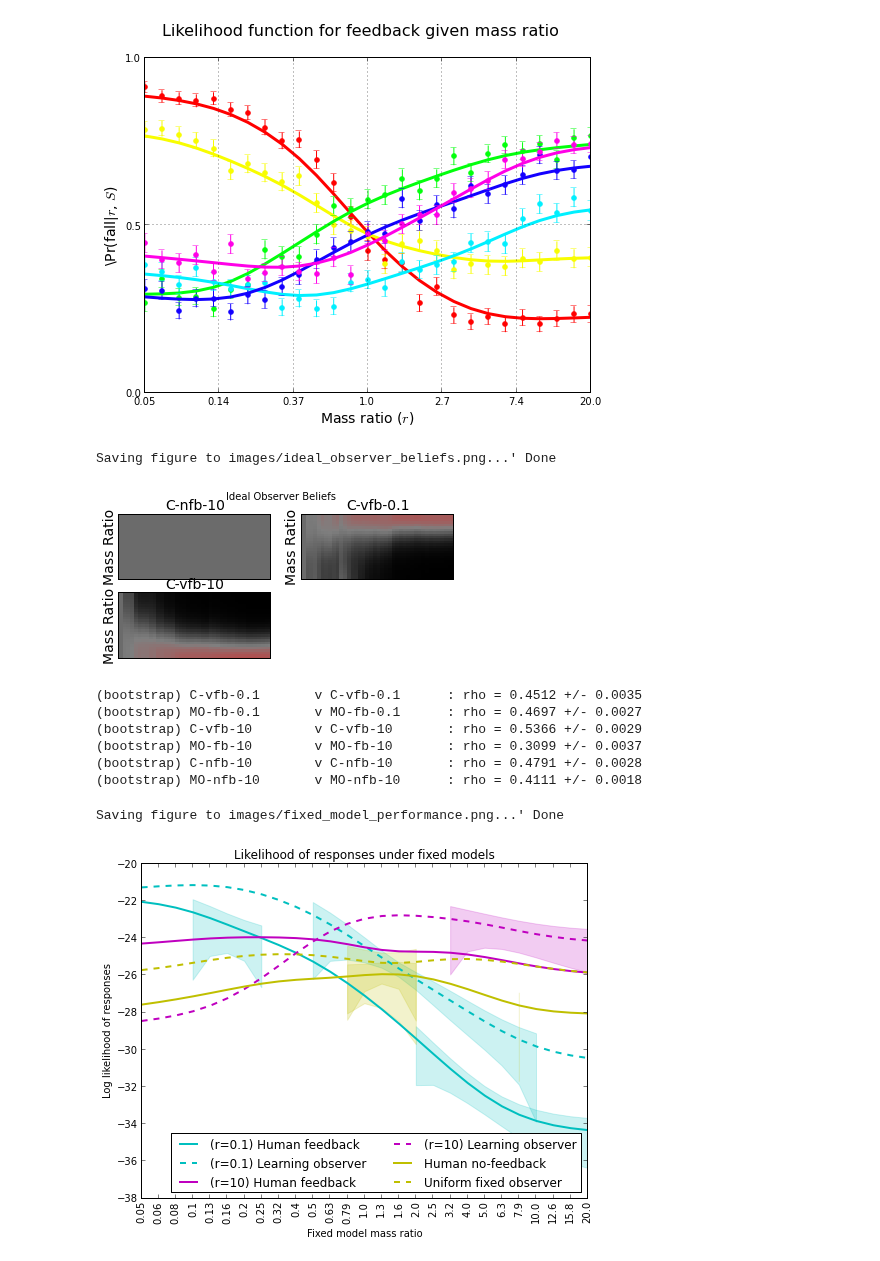
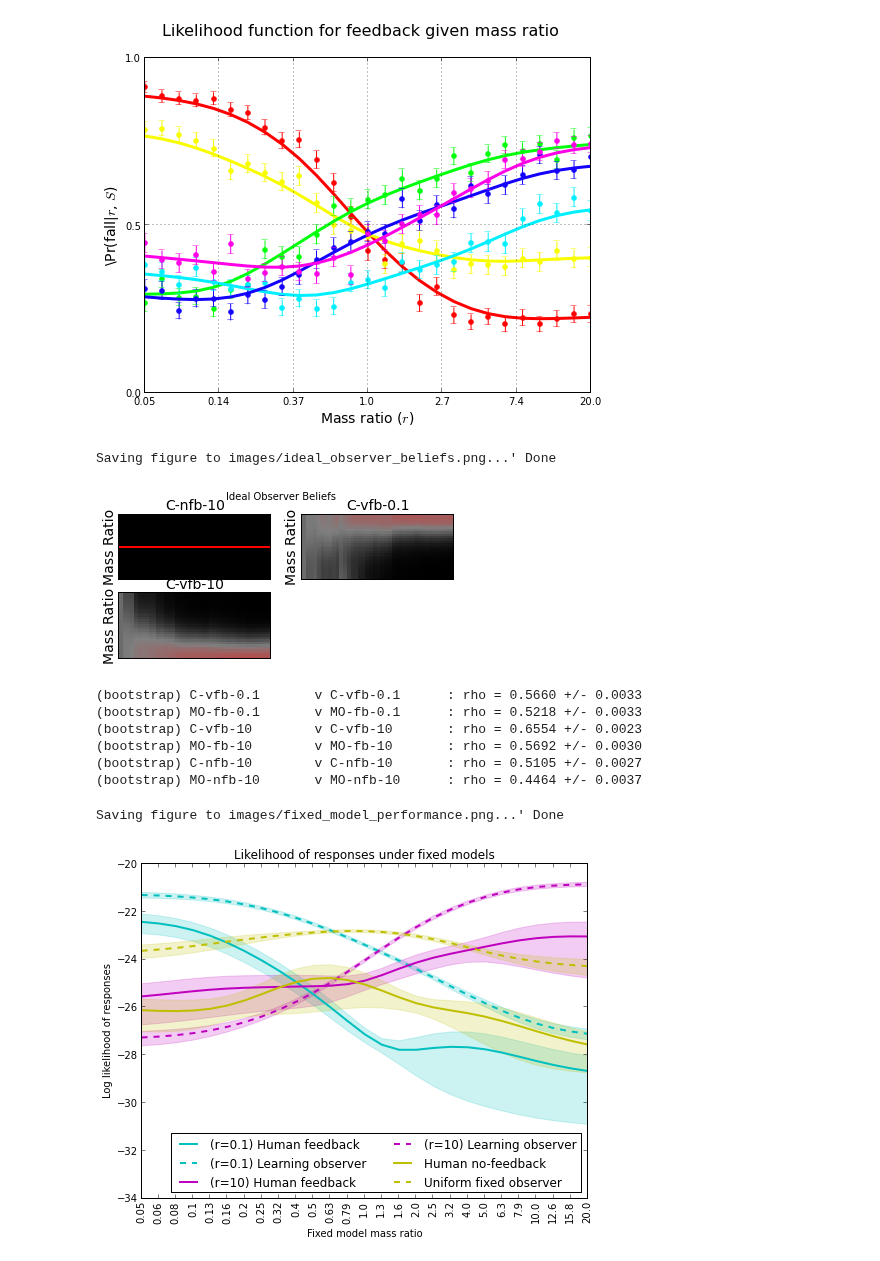
Before and after one commit to berkeley-cocosci/mass-inference, a Jupyter notebook: analysis/learning-analysis.ipynb, the cells around one changed output. Cells and saved outputs as stored; diff of their text form; code cells hidden in the pictures.

```diff
--- a/analysis/learning-analysis.ipynb
+++ b/analysis/learning-analysis.ipynb
@@ -108,7 +108,7 @@ plt.suptitle("Ideal Observer Beliefs")
 cidx = 0
 
 reload(mo)
-#nfake = 2000
+nfake = 2000
 for cond in sorted(experiment.keys()):
 
     group, fbtype, ratio, cb = lat.parse_condition(cond)
@@ -120,18 +120,22 @@ for cond in sorted(experiment.keys()):
     cols = experiment[cond].columns
     order = np.argsort(zip(*cols)[0])
     undo_order = np.argsort(order)
-    nfake = experiment[cond].shape[0]
+    #nfake = experiment[cond].shape[0]
 
     # determine what feedback to give
     if fbtype == 'nfb':
 	fb = nofeedback[..., order]
+	prior = np.zeros((n_kappas,))
+	prior[kappas.index(0.0)] = 1
+	prior = normalize(np.log(prior))[1]
     else:
 	ridx = ratios.index(ratio)
 	fb = feedback[:, order][ridx]
+	prior = None
 
     # learning model beliefs
     model_joint, model_theta = mo.ModelObserver(
-	fb, ipe_samps[order], kappas, prior=None, smooth=f_smooth)
+	fb, ipe_samps[order], kappas, prior=prior, smooth=f_smooth)
 
     # compute probability of falling
     #newcond = "-".join(["MO"] + cond.split("-")[1:])
@@ -157,7 +161,7 @@ for cond in sorted(experiment.keys()):
 lat.save("images/ideal_observer_beliefs.png", close=False)
 # %% [output]
 Saving figure to images/ideal_observer_beliefs.png...' Done
-[figure, old version]
+[figure, new version]
 # %%
 cond_labels = {
     'C-nfb-10': 'Human no-feedback',
@@ -202,9 +206,9 @@ for cond in conds:
     print "(bootstrap) %-15s v %-15s: rho = %.4f +/- %.4f" % (
 	cond, cond, meancorr, semcorr)
 # %% [output]
-(bootstrap) C-vfb-0.1       v C-vfb-0.1      : rho = 0.4512 +/- 0.0035
-(bootstrap) MO-fb-0.1       v MO-fb-0.1      : rho = 0.4697 +/- 0.0027
-(bootstrap) C-vfb-10        v C-vfb-10       : rho = 0.5366 +/- 0.0029
-(bootstrap) MO-fb-10        v MO-fb-10       : rho = 0.3099 +/- 0.0037
-(bootstrap) C-nfb-10        v C-nfb-10       : rho = 0.4791 +/- 0.0028
-(bootstrap) MO-nfb-10       v MO-nfb-10      : rho = 0.4111 +/- 0.0018
+(bootstrap) C-vfb-0.1       v C-vfb-0.1      : rho = 0.5660 +/- 0.0033
+(bootstrap) MO-fb-0.1       v MO-fb-0.1      : rho = 0.5218 +/- 0.0033
+(bootstrap) C-vfb-10        v C-vfb-10       : rho = 0.6554 +/- 0.0023
+(bootstrap) MO-fb-10        v MO-fb-10       : rho = 0.5692 +/- 0.0030
+(bootstrap) C-nfb-10        v C-nfb-10       : rho = 0.5105 +/- 0.0027
+(bootstrap) MO-nfb-10       v MO-nfb-10      : rho = 0.4464 +/- 0.0037
@@ -238,11 +221,17 @@ def CI(data):
 	assert len(shape) == 2
 	info = []
 	for i in xrange(shape[1]):
-	    if data[cond][:, i].shape == (1,):
-		mean = lower = upper = data[cond][:, i][0]
+	    shape = data[cond][:, i].shape
+	    if shape == (1,):
+		mean = lower = upper = np.log(data[cond][:, i][0])
 	    else:
-		mean, (lower, upper) = bmvs(data[cond][:, i])[0]
-		mean = lower = upper = np.sum(data[cond][:, i])
+		#mean, (lower, upper) = bmvs(data[cond][:, i])[0]
+		mean = np.mean(data[cond][:, i])
+		sem = scipy.stats.sem(data[cond][:, i])
+		lower = np.log(mean - sem)
+		upper = np.log(mean + sem)
+		mean = np.log(mean)
+		# mean = lower = upper = np.sum(data[cond][:, i])
 	    info.append([mean, lower, upper])
 	stats.append(info)
     stats = np.swapaxes(np.array(stats), 0, 1)
@@ -289,7 +278,7 @@ reload(lat)
 theta = np.log(np.eye(n_kappas))
 fb = np.empty((n_kappas, n_trial))*np.nan
 
-mean, upper, lower = CI(lat.block_lh(
+mean, lower, upper = CI(lat.block_lh(
     experiment, fb, ipe_samps, theta, kappas, f_smooth=f_smooth,
     f_average=False, f_round=False)).T
 # sums, = CI(lat.block_lh(
@@ -297,35 +286,35 @@ mean, upper, lower = CI(lat.block_lh(
 #     f_average=False, f_round=False))
 
 x = np.arange(n_kappas)
 fig = plt.figure(3)
 plt.clf()
 
 for cidx, cond in enumerate(conds):
     color = colors[(cidx/2) % len(colors)]
     if cond.startswith("MO"):
 	linestyle = '--'
     else:
 	linestyle = '-'
     plt.fill_between(x, lower[cidx], upper[cidx], color=color, alpha=alpha)
     plt.plot(x, mean[cidx], label=cond_labels[cond], color=color, linewidth=2,
     	     linestyle=linestyle)
     # plt.plot(x, sums[cidx], label=cond_labels[cond], color=color, linewidth=2,
     # 	     linestyle=linestyle)
 
 plt.xticks(x, ratios, rotation=90)
 plt.xlabel("Fixed model mass ratio")
 plt.ylabel("Log likelihood of responses")
 plt.legend(loc=4, ncol=2, fontsize=12)
 plt.xlim(x[0], x[-1])
-#plt.ylim(-15, -6)
+plt.ylim(-34, -20)
 plt.title("Likelihood of responses under fixed models")
 fig.set_figwidth(8)
 fig.set_figheight(6)
 
 lat.save("images/fixed_model_performance.png", close=False)
 # %% [output]
 Saving figure to images/fixed_model_performance.png...' Done
-[figure, old version]
+[figure, new version]
 # %%
 # plot model performance
 x0 = np.arange(models.shape[2])
```
Also changed, not shown: parts of 10 cells of this notebook, 3 other files.
